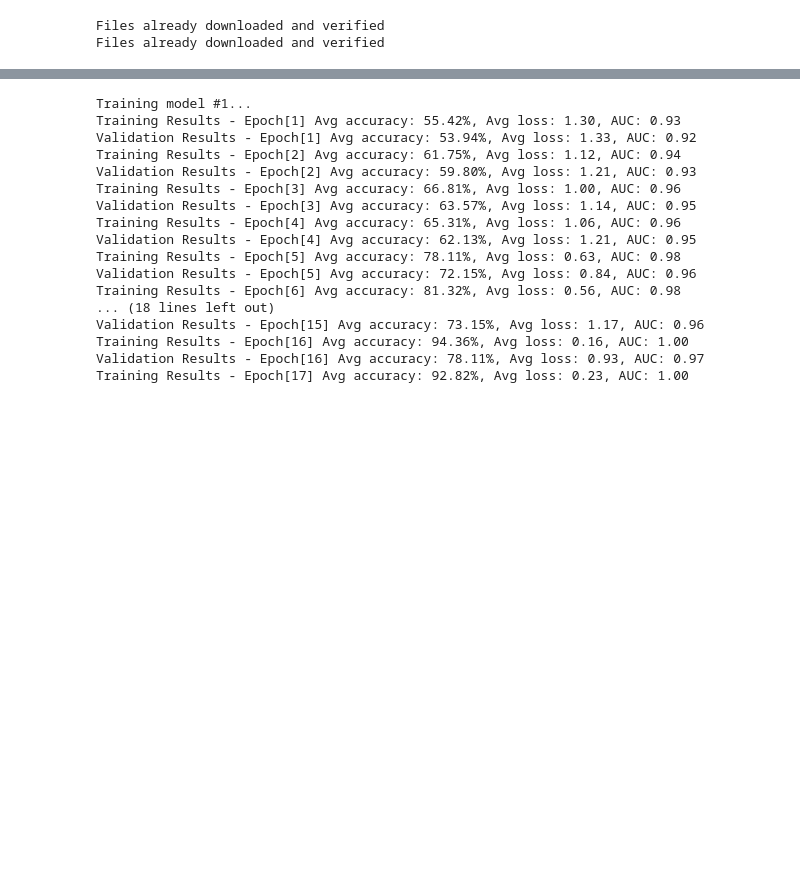
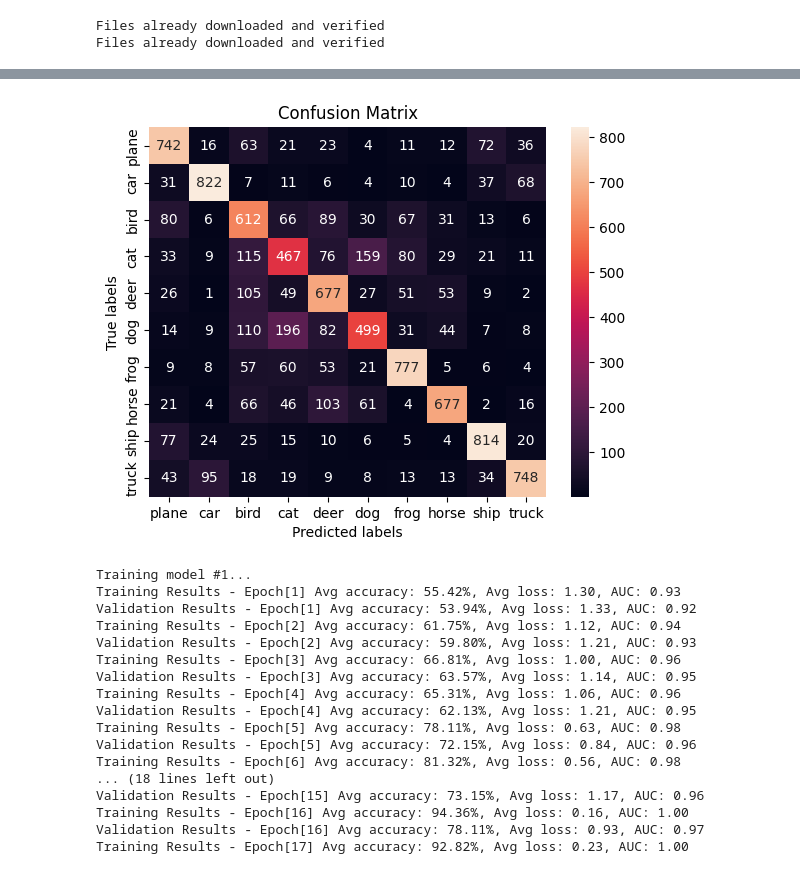
Before and after one commit to nargatte/DLM, a Jupyter notebook: Projekt 1/cifar.ipynb, the cells around one changed output, grey strips where cells are left out. Drawn from its saved outputs; the diff is of its cells as text; code cells hidden in the pictures; blank space fills up the shorter version.

```diff
--- a/Projekt 1/cifar.ipynb
+++ b/Projekt 1/cifar.ipynb
@@ -399,3 +399,32 @@ def run_models(net_class):
 
     evaluator.run(test_loader)
     plot_confusion_matrix(evaluator.state.metrics["confusion_matrix"])
+# %%
+class PlainNet(nn.Module):
+    def __init__(self):
+        super().__init__()
+        self.conv1 = nn.Conv2d(3, 6, 5)
+        self.conv2 = nn.Conv2d(6, 16, 5)
+        self.conv3 = nn.Conv2d(16, 32, 5)
+        self.conv4 = nn.Conv2d(32, 64, 5)
+
+        self.fc1 = nn.Linear(64 * 16 * 16, 120)
+        self.fc2 = nn.Linear(120, 84)
+        self.fc3 = nn.Linear(84, 32)
+        self.fc4 = nn.Linear(32, 10)
+
+    def forward(self, x):
+        x = F.relu(self.conv1(x))
+        x = F.relu(self.conv2(x))
+        x = F.relu(self.conv3(x))
+        x = F.relu(self.conv4(x))
+
+        x = torch.flatten(x, 1)
+        x = F.relu(self.fc1(x))
+        x = F.relu(self.fc2(x))
+        x = F.relu(self.fc3(x))
+        x = self.fc4(x)
+        return x
+
+run_models(PlainNet)
+# %% [output]
@@ -402,3 +523,4 @@ def run_models(net_class):
+[figure, added]
 # %%
 def conv_block(in_channels, out_channels, pool=False):
     layers = [nn.Conv2d(in_channels, out_channels, kernel_size=3, padding=1),
```
Also changed, not shown: parts of 3 cells of this notebook, 4 other files.
